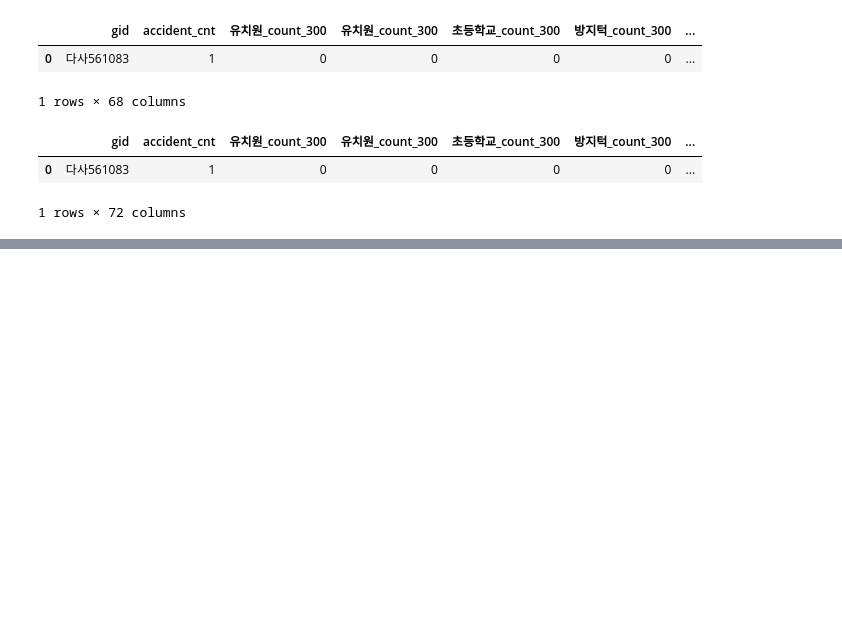
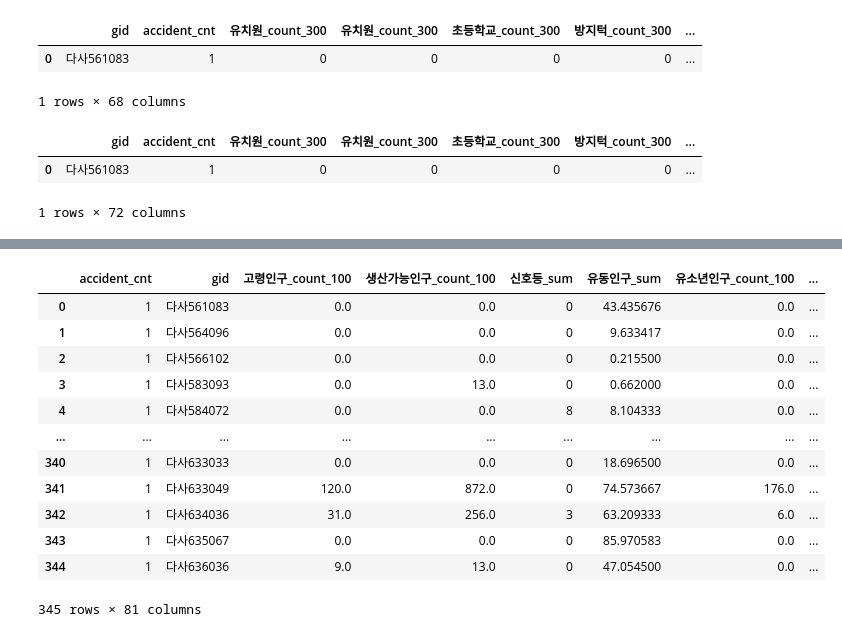
Before and after one commit to ikeven94/Osan-Si_-Identify-_TA_DangerZones, a Jupyter notebook: EDA/Linear Regression.ipynb, the cells around one changed output, grey strips where cells are left out. Cells and saved outputs as stored; diff of their text form; code cells hidden in the pictures; blank space fills up the shorter version.

```diff
--- a/EDA/Linear Regression.ipynb
+++ b/EDA/Linear Regression.ipynb
@@ -577,0 +848,18 @@ total_df.to_csv(os.path.join(path,'total.csv'),index=False)
+# %%
+pls = gpd.read_file(os.path.join(path,"total_tmp3.geojson"))
+# %%
+pls
+# %% [output]
+|  | accident_cnt | gid | 고령인구_count_100 | 생산가능인구_count_100 | 신호등_sum | 유동인구_sum | 유소년인구_count_100 | ... |
+| 0 | 1 | 다사561083 | 0.0 | 0.0 | 0 | 43.435676 | 0.0 | ... |
+| 1 | 1 | 다사564096 | 0.0 | 0.0 | 0 | 9.633417 | 0.0 | ... |
+| 2 | 1 | 다사566102 | 0.0 | 0.0 | 0 | 0.215500 | 0.0 | ... |
+| 3 | 1 | 다사583093 | 0.0 | 13.0 | 0 | 0.662000 | 0.0 | ... |
+| 4 | 1 | 다사584072 | 0.0 | 0.0 | 8 | 8.104333 | 0.0 | ... |
+| ... | ... | ... | ... | ... | ... | ... | ... | ... |
+| 340 | 1 | 다사633033 | 0.0 | 0.0 | 0 | 18.696500 | 0.0 | ... |
+| 341 | 1 | 다사633049 | 120.0 | 872.0 | 0 | 74.573667 | 176.0 | ... |
+| 342 | 1 | 다사634036 | 31.0 | 256.0 | 3 | 63.209333 | 6.0 | ... |
+| 343 | 1 | 다사635067 | 0.0 | 0.0 | 0 | 85.970583 | 0.0 | ... |
+| 344 | 1 | 다사636036 | 9.0 | 13.0 | 0 | 47.054500 | 0.0 | ... |
+345 rows × 81 columns
```
Also changed, not shown: parts of 34 cells of this notebook, 1 other file.
